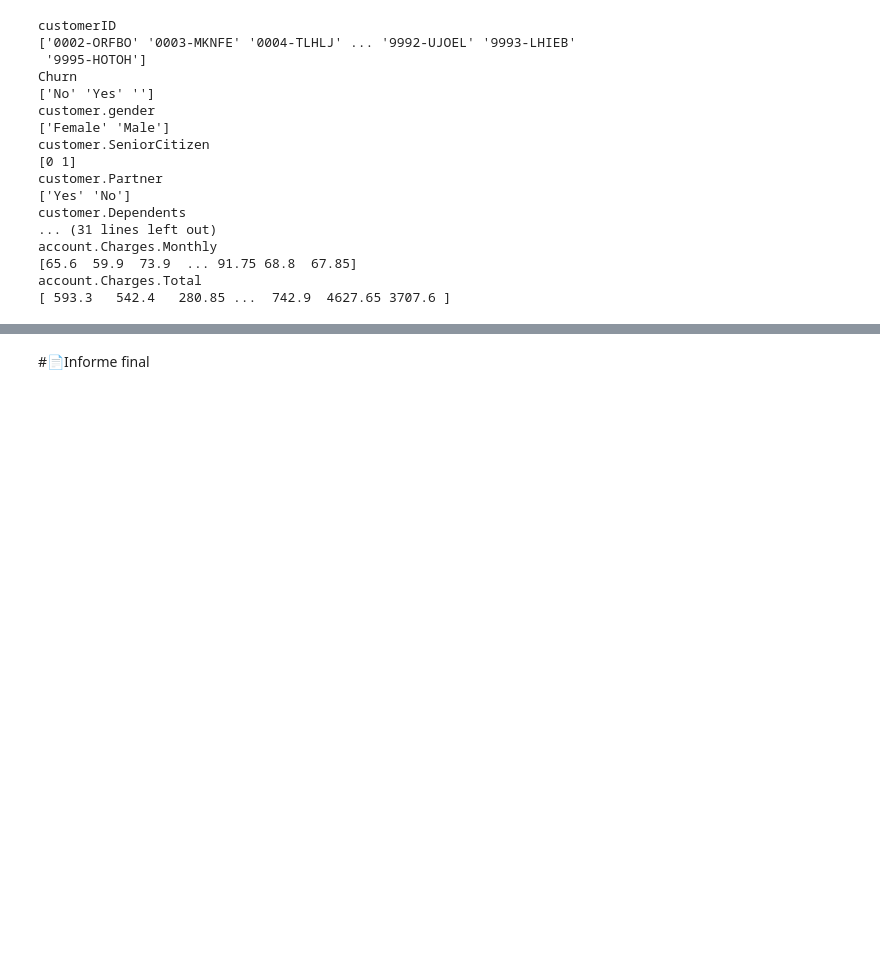
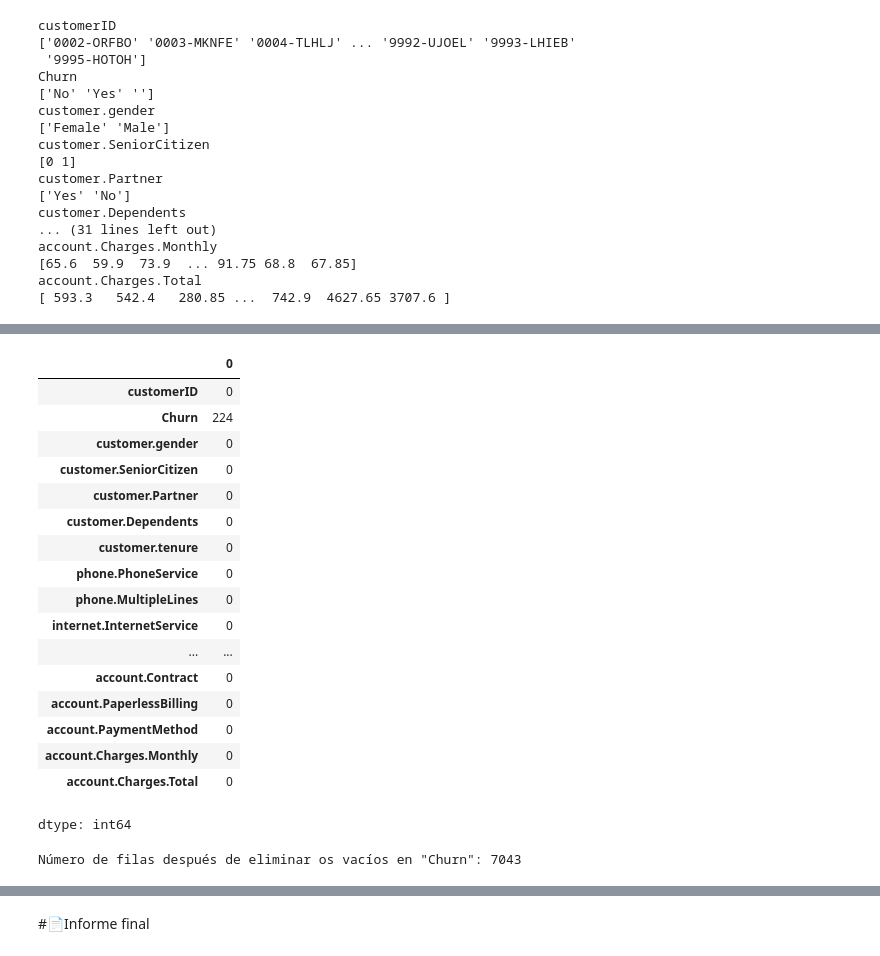
Before and after one commit to JGP-Code/TelecomX_LATAM_Challenge, a Jupyter notebook: TelecomX_LATAM.ipynb, the cells around one changed output, grey strips where cells are left out. Saved outputs shown, nothing was run; the diff lists cells and outputs as text; code cells hidden in the pictures; blank space fills up the shorter version.

```diff
--- a/TelecomX_LATAM.ipynb
+++ b/TelecomX_LATAM.ipynb
@@ -236,0 +266,31 @@ account.Charges.Total
+# %%
+#verificar valores vacios o en blanco
+
+datos_normalizados.apply(lambda x: x.astype(str).str.strip()=='').sum()
+# %% [output]
+|  | 0 |
+| customerID | 0 |
+| Churn | 224 |
+| customer.gender | 0 |
+| customer.SeniorCitizen | 0 |
+| customer.Partner | 0 |
+| customer.Dependents | 0 |
+| customer.tenure | 0 |
+| phone.PhoneService | 0 |
+| phone.MultipleLines | 0 |
+| internet.InternetService | 0 |
+| ... | ... |
+| account.Contract | 0 |
+| account.PaperlessBilling | 0 |
+| account.PaymentMethod | 0 |
+| account.Charges.Monthly | 0 |
+| account.Charges.Total | 0 |
+dtype: int64
+# %%
+#Eliminar los datos vacios de Churn ya que no se sabe si el campo es Yes o No, la mejor opción es eliminar los datos para no perjudicar la muestra.
+#.strip elimina espacios al inicio y al final, para detectar valores vacíos como "   "
+
+datos_normalizados = datos_normalizados[datos_normalizados['Churn'].str.strip() != '']
+print('Número de filas después de eliminar os vacíos en "Churn":', len(datos_normalizados))
+# %% [output]
+Número de filas después de eliminar os vacíos en "Churn": 7043
```
Also changed, not shown: parts of 7 cells of this notebook.
